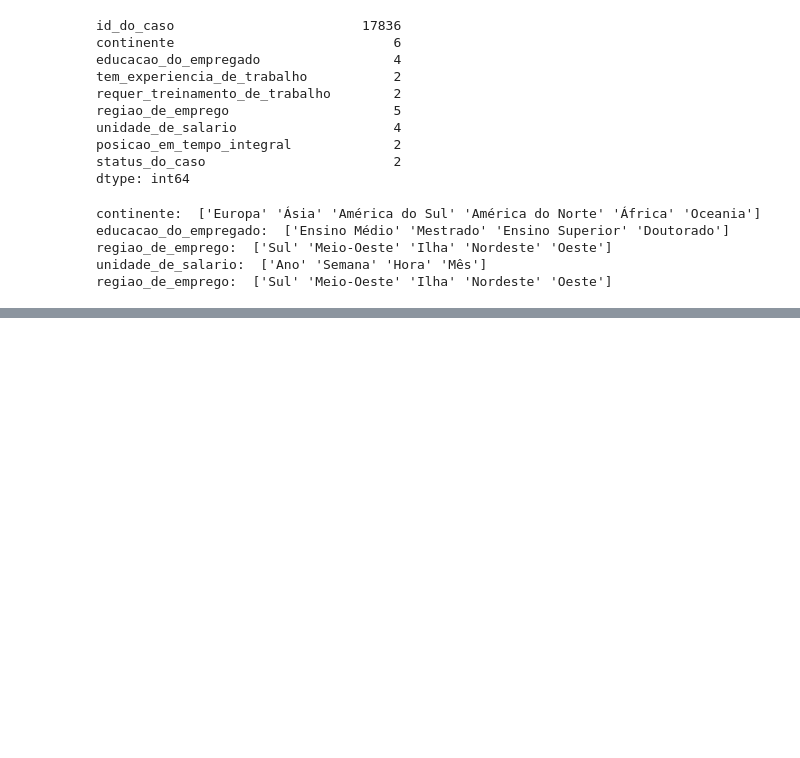
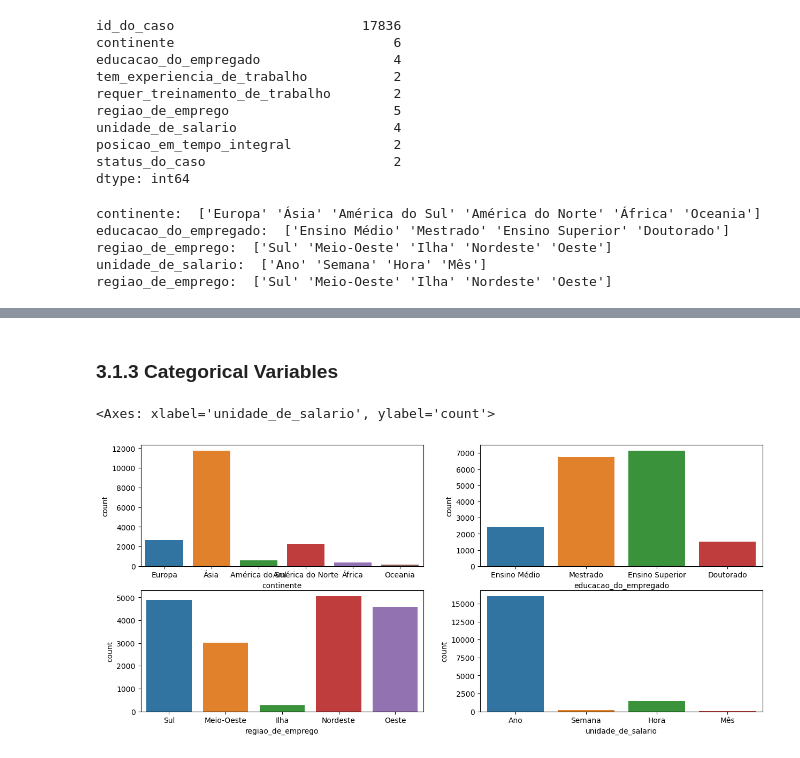
Before and after one commit to leoalvessantana/ML-Olympiad-Vistos-Classification, a Jupyter notebook: vistos_classification.ipynb, the cells around one changed output, grey strips where cells are left out. Drawn from its saved outputs; the diff is of its cells as text; code cells hidden in the pictures; blank space fills up the shorter version.

```diff
--- a/vistos_classification.ipynb
+++ b/vistos_classification.ipynb
@@ -169,0 +221,19 @@ Hipoteses
+# %% [markdown]
+### 3.1.3 Categorical Variables
+# %%
+plt.figure(figsize=(15,10))
+
+plt.subplot(3, 2, 1)
+sns.countplot( x = df3['continente'])
+
+plt.subplot(3, 2, 2)
+sns.countplot( x = df3['educacao_do_empregado'])
+
+plt.subplot(3, 2, 3)
+sns.countplot( x = df3['regiao_de_emprego'])
+
+plt.subplot(3, 2, 4)
+sns.countplot( x = df3['unidade_de_salario'])
+# %% [output]
+<Axes: xlabel='unidade_de_salario', ylabel='count'>
+[figure, added]
```
Also changed, not shown: parts of 55 cells of this notebook, 1 other file.
